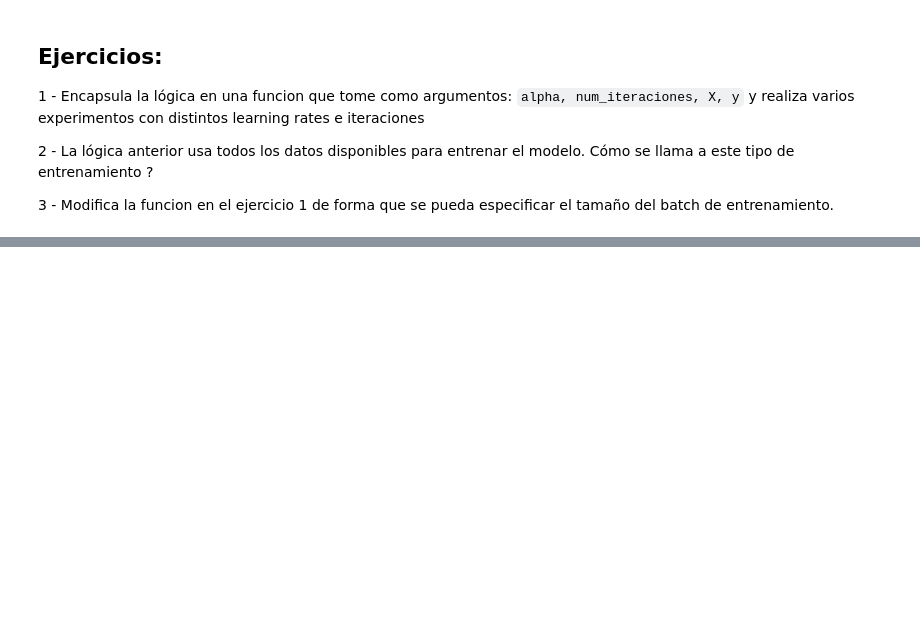
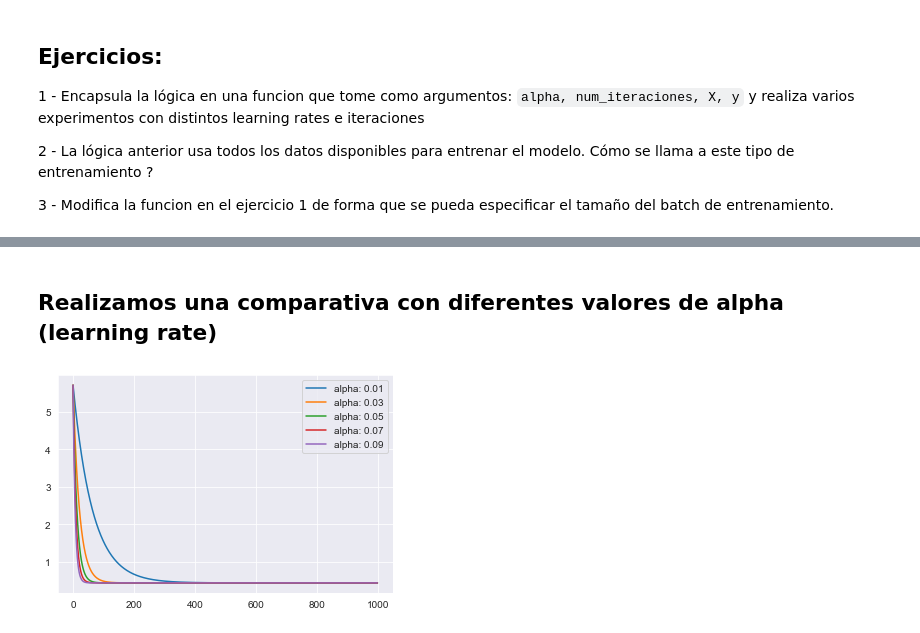
Before and after one commit to JanuszJSzturo/uib-aa-g1-material, a Jupyter notebook: W2 - Grad Desc and Intro to sklearn/1 - Descenso de gradiente.ipynb, the cells around one changed output, grey strips where cells are left out. Saved outputs shown, nothing was run; the diff lists cells and outputs as text; code cells hidden in the pictures; blank space fills up the shorter version.

```diff
--- a/W2 - Grad Desc and Intro to sklearn/1 - Descenso de gradiente.ipynb
+++ b/W2 - Grad Desc and Intro to sklearn/1 - Descenso de gradiente.ipynb
@@ -354,0 +346,14 @@ def train_gd(alpha, num_iteraciones, X, y):
+# %% [markdown]
+## Realizamos una comparativa con diferentes valores de alpha (learning rate)
+# %%
+num_iteraciones = 1000
+start_alpha = 0.01
+delta_alpha = 0.01
+for t in range(0,10,2):
+    alpha = round(start_alpha+delta_alpha*t,3)
+    df = train_gd(alpha,num_iteraciones, X_1, y)
+    plt.plot(df['iteracion'], df['coste'], label = 'alpha: '+ str(alpha))
+plt.legend()
+plt.show()
+# %% [output]
+[figure, added]
```
Also changed, not shown: parts of 22 cells of this notebook, 1 other file.
